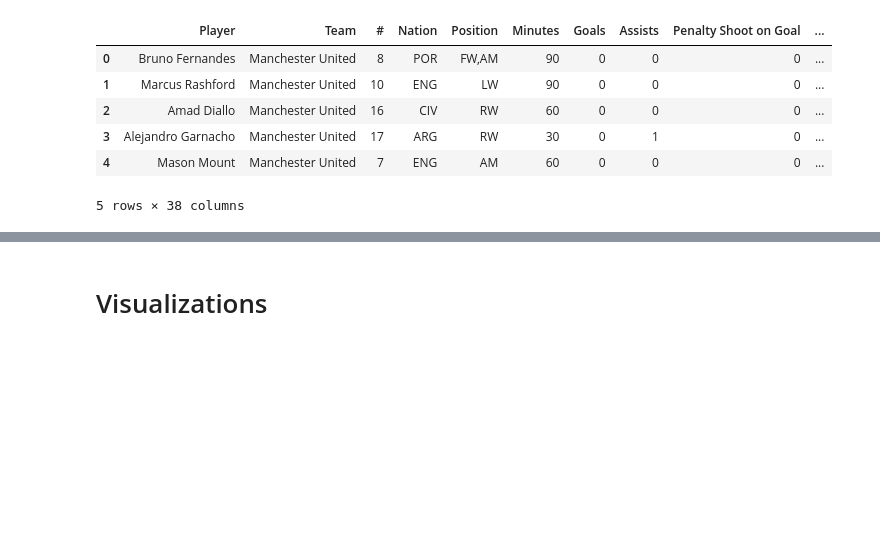
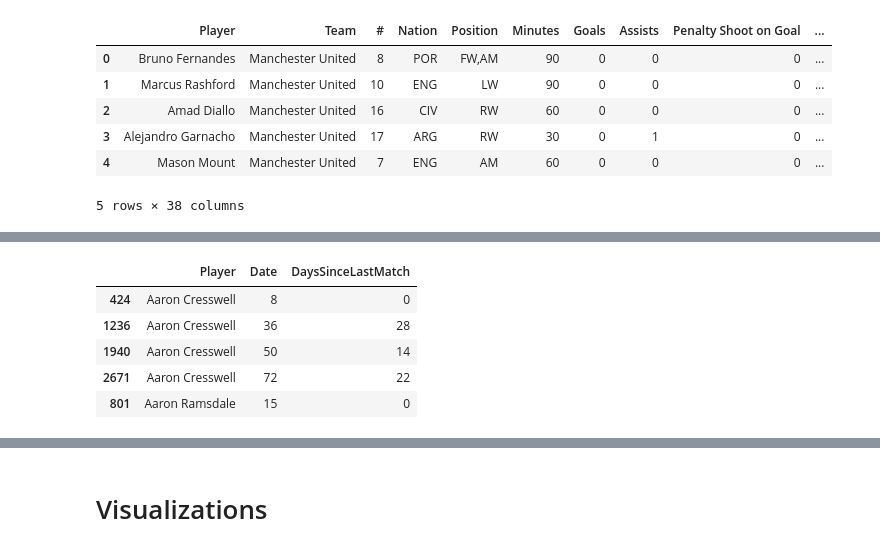
Before and after one commit to ericmckevitt/Premier-League-Goal-Prediction, a Jupyter notebook: eda.ipynb, the cells around one changed output, grey strips where cells are left out. Saved outputs shown, nothing was run; the diff lists cells and outputs as text; code cells hidden in the pictures; blank space fills up the shorter version.

```diff
--- a/eda.ipynb
+++ b/eda.ipynb
@@ -317,0 +316,19 @@ X_scaled.describe()
+# %%
+# Sort data by Player and Date to ensure chronological order
+df = df.sort_values(by=['Player', 'Date'])
+
+# Calculate days since last match for each player
+df['DaysSinceLastMatch'] = df.groupby('Player')['Date'].diff()
+
+# Fill NaN values with 0 (for the player's first match)
+df['DaysSinceLastMatch'] = df['DaysSinceLastMatch'].fillna(0).astype(int)
+
+# Display the updated DataFrame with the new feature
+df[['Player', 'Date', 'DaysSinceLastMatch']].head()
+# %% [output]
+|  | Player | Date | DaysSinceLastMatch |
+| 424 | Aaron Cresswell | 8 | 0 |
+| 1236 | Aaron Cresswell | 36 | 28 |
+| 1940 | Aaron Cresswell | 50 | 14 |
+| 2671 | Aaron Cresswell | 72 | 22 |
+| 801 | Aaron Ramsdale | 15 | 0 |
```
Also changed, not shown: parts of 13 cells of this notebook, 1 other file.
